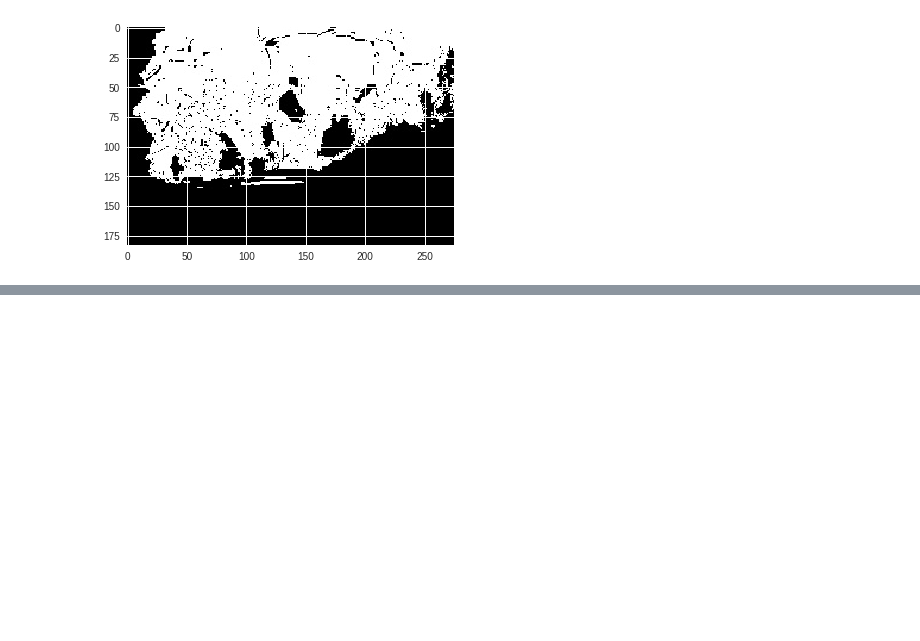
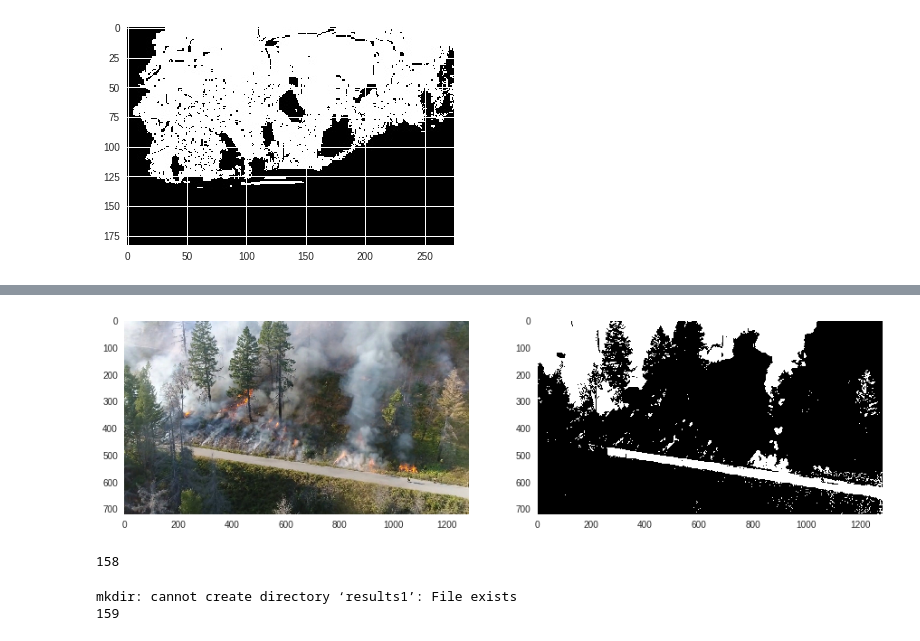
Before and after one commit to NeerajGulia/Simple-eye-detection-tests-ML, a Jupyter notebook: Hello,_Colaboratory.ipynb, the cells around one changed output, grey strips where cells are left out. Saved outputs shown, nothing was run; the diff lists cells and outputs as text; code cells hidden in the pictures; blank space fills up the shorter version.

```diff
--- a/Hello,_Colaboratory.ipynb
+++ b/Hello,_Colaboratory.ipynb
@@ -177,13 +173,13 @@ def upload_files():
 
 upload_files()
 
-!mkdir "test_fire_images"
+!mkdir "images_test_25_t0_41"
 # image_folder= "test_fire_images"
 import os
 fire_images1= glob.glob('*.jpg')
 for i in fire_images1:
-  os.rename(i, "test_fire_images/"+i)
+  os.rename(i, "images_test_25_t0_41/"+i)
 
-!ls -lrt "test_fire_images"
+!ls -lrt "images_test_25_t0_41"
 # %% [output]
 [interactive output not drawn]
@@ -479,0 +513,54 @@ image_paths= glob.glob(image_folder+"/*.jpg")
+# %%
+path= glob.glob("images_test_25_t0_41/*jpg")
+
+def pipeline(img, th):
+  image=np.copy(img)
+  img_hsv= cv2.cvtColor(image, cv2.COLOR_RGB2HSV)
+  h,s,v= cv2.split(img_hsv)
+  blank= np.zeros((h.shape[0], h.shape[1]))
+  blank[v>th]=1
+  blank[v<=th]=0
+  blank= cv2.merge((blank,blank,blank))
+  return blank
+
+image_name=path[87]
+img_input=plt.imread(image_name)
+image_result= pipeline(img_input, 170)
+
+f, axarr = plt.subplots(1,2, figsize=(15,15))
+axarr[0].imshow(img_input)
+axarr[1].imshow(image_result)
+axarr[0].grid(False)
+axarr[1].grid(False)
+# %% [output]
+[figure, added]
+# %%
+from google.colab import files
+cv2.imwrite("results/abc_mask.jpg",image_result)
+# files.download("results/"+image_name.split('/')[1]+"_mask.jpg")
+print(len(glob.glob("results/*jpg")))
+# %% [output]
+158
+# %%
+!mkdir results1
+res= glob.glob("results/*.jpg")#image_15347444945.jpg_mask.jpg
+print(len(res))
+for r in res:
+  img= plt.imread(r)
+  blank= np.zeros((img.shape[0],img.shape[1],3),np.uint8)
+  blank[img[:,:,0]==1]=(255,255,255)
+  cv2.imwrite('results1/'+r.split('/')[1], blank)
+  files.download('results1/'+r.split('/')[1])
+#   os.rename(r, r.split('.')[0]+"_mask.jpg")
+#   files.download(r)
+
+# !ls -lrt results
+
+# files.download('results/abc_mask.jpg')
+
+# blank= np.astype(int)
+# print(blank)
+# plt.imshow(blank)
+# %% [output]
+mkdir: cannot create directory ‘results1’: File exists
+159
```
Also changed, not shown: parts of 6 cells of this notebook.
